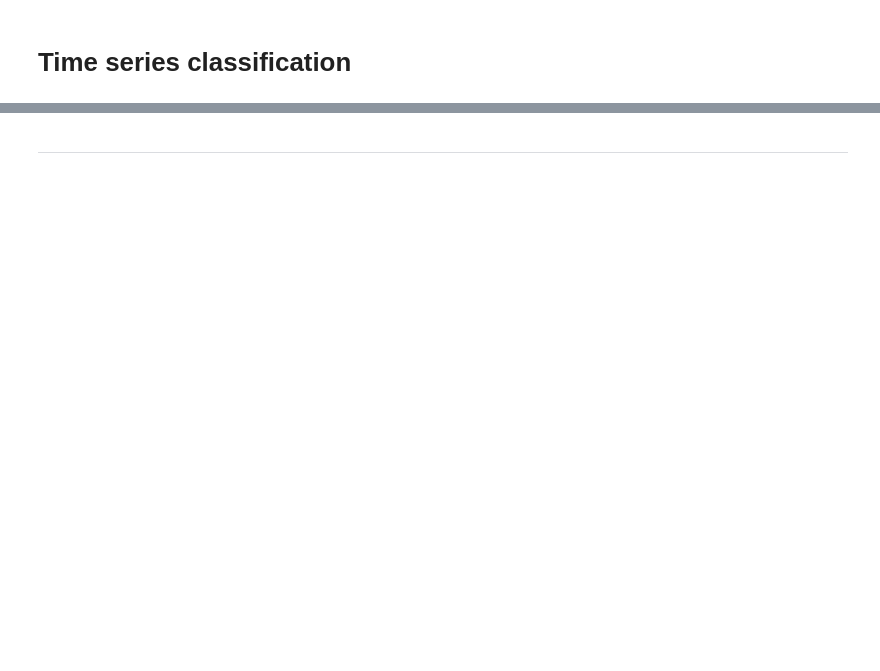
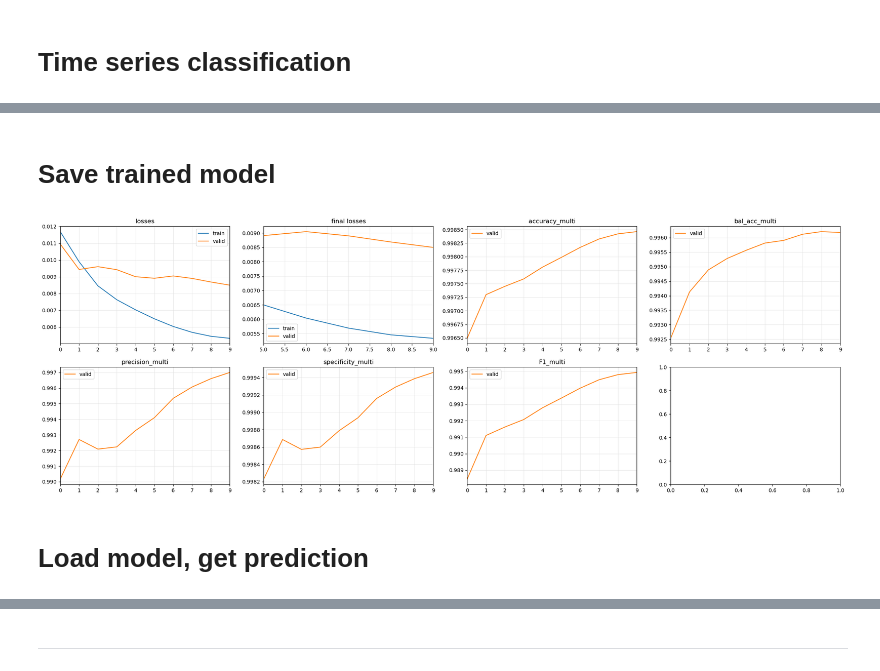
Before and after one commit to aivill-project/v2x_ts, a Jupyter notebook: V2X_preprocess.ipynb, the cells around one changed output, grey strips where cells are left out. Cells and saved outputs as stored; diff of their text form; code cells hidden in the pictures; blank space fills up the shorter version.

```diff
--- a/V2X_preprocess.ipynb
+++ b/V2X_preprocess.ipynb
@@ -327,0 +433,9 @@ ValueError: Expected input batch_size (64) to match target batch_size (256).
+# %% [markdown]
+# Save trained model
+# %%
+learn.recorder.plot_metrics()
+learn.save_all("models/V2X_9")
+# %% [output]
+[figure, added]
+# %% [markdown]
+# Load model, get prediction
```
Also changed, not shown: parts of 33 cells of this notebook, 4 other files.
